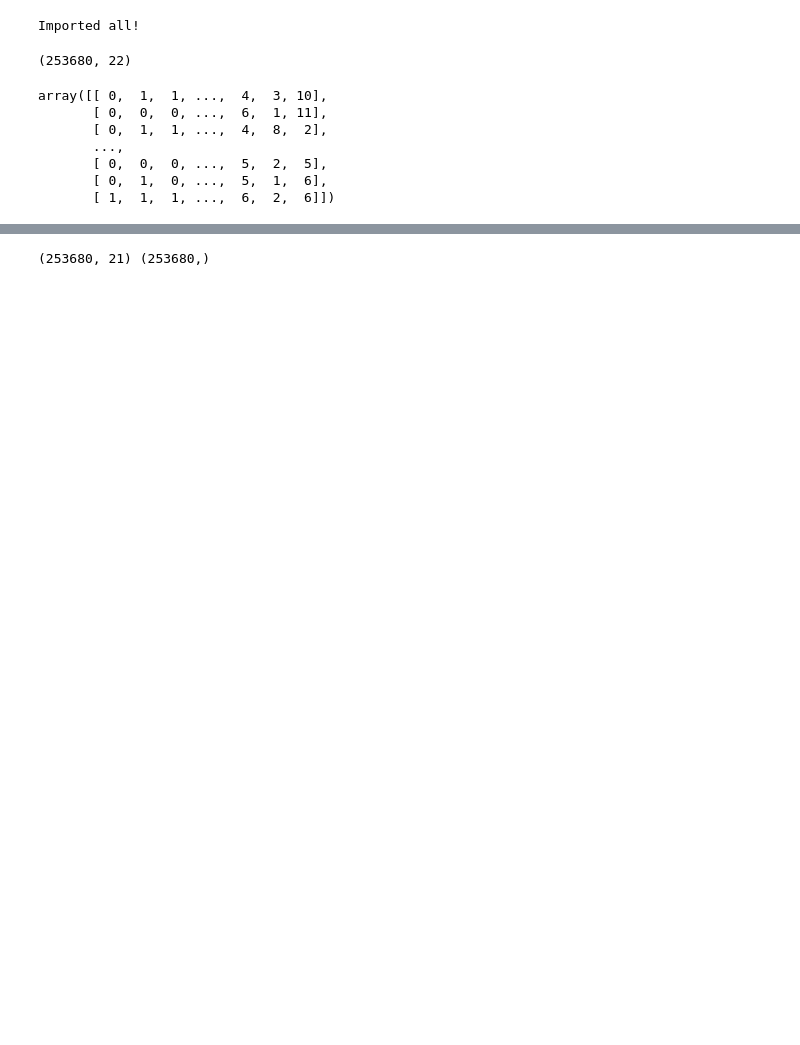
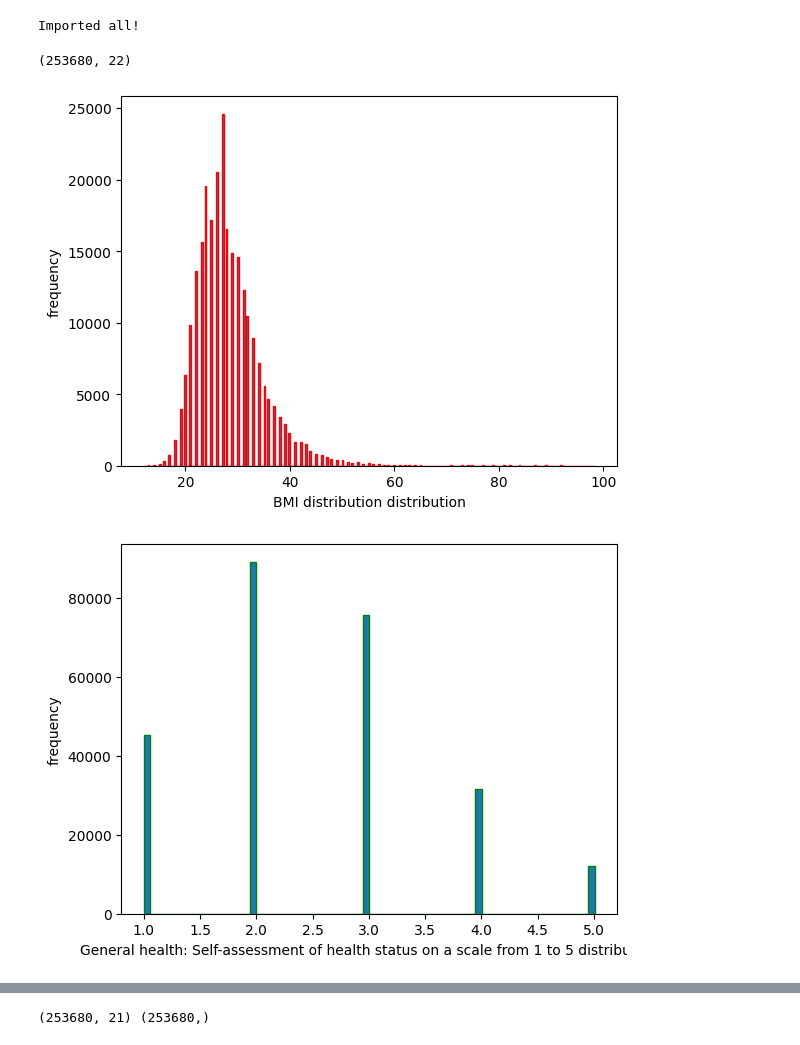
Before and after one commit to whykay-01/machine-learning, a Jupyter notebook: homeworks/hwk3/hwk3-draft.ipynb, the cells around one changed output, grey strips where cells are left out. Cells and saved outputs as stored; diff of their text form; code cells hidden in the pictures; blank space fills up the shorter version.

```diff
--- a/homeworks/hwk3/hwk3-draft.ipynb
+++ b/homeworks/hwk3/hwk3-draft.ipynb
@@ -28,13 +26,38 @@ diabetes = df.values
 print(diabetes.shape)
 # %% [output]
 (253680, 22)
-# %%
-diabetes
-# %% [output]
-array([[ 0,  1,  1, ...,  4,  3, 10],
-       [ 0,  0,  0, ...,  6,  1, 11],
-       [ 0,  1,  1, ...,  4,  8,  2],
-       ...,
-       [ 0,  0,  0, ...,  5,  2,  5],
-       [ 0,  1,  0, ...,  5,  1,  6],
-       [ 1,  1,  1, ...,  6,  2,  6]])
+# %%
+def plot_freq_dist(predictor_col, color: str = "red", title = "N/A"):
+    """
+    data: 1d dataframe to plot on the graph
+    """
+    data = predictor_col
+    data_size = data.shape[0]
+    # Let's use the Scott's rule for choosing the right bin width
+    w = 3.49 * np.std(data)/data_size**(1./3)
+
+    # define number of bins with accordance to the appropriate size
+    bins = np.arange(data.min().item(), data.max().item() + w, w, dtype=float)
+
+    plt.hist(data, edgecolor=color, bins=bins)
+    plt.xlabel("{} distribution".format(title))  # Set x-axis label
+    plt.ylabel("frequency")     # Set y-axis label
+    plt.show()  # Show the plot
+
+# let's plot continious variables
+plot_freq_dist(diabetes[:, 3], color="red", title="BMI distribution")
+plot_freq_dist(diabetes[:, 13], color="green", title="General health: Self-assessment of health status on a scale from 1 to 5")
+plot_freq_dist(diabetes[:, 14], color="purple", title="Mental health: Days of poor mental health in the last 30 days (self-assessed)")
+plot_freq_dist(diabetes[:, 15], color="red", title="Physical health: Days of poor physical health in the last 30 days (self-assessed)")
+plot_freq_dist(diabetes[:, 17], color="green", title="Biological Sex (1 = male, 2 = female)")
+
+# bracketed ordinal variables
+plot_freq_dist(diabetes[:, 18], color="purple", title="Age")
+plot_freq_dist(diabetes[:, 19], color="red", title="Education")
+plot_freq_dist(diabetes[:, 20], color="green", title="Income")
+
+# zodiac sign
+plot_freq_dist(diabetes[:, 21], color="blue", title="Zodiac sign distributions")
+# %% [output]
+[figure, added]
+[figure, added]
```
Also changed, not shown: parts of 23 cells of this notebook, 6 other files.
